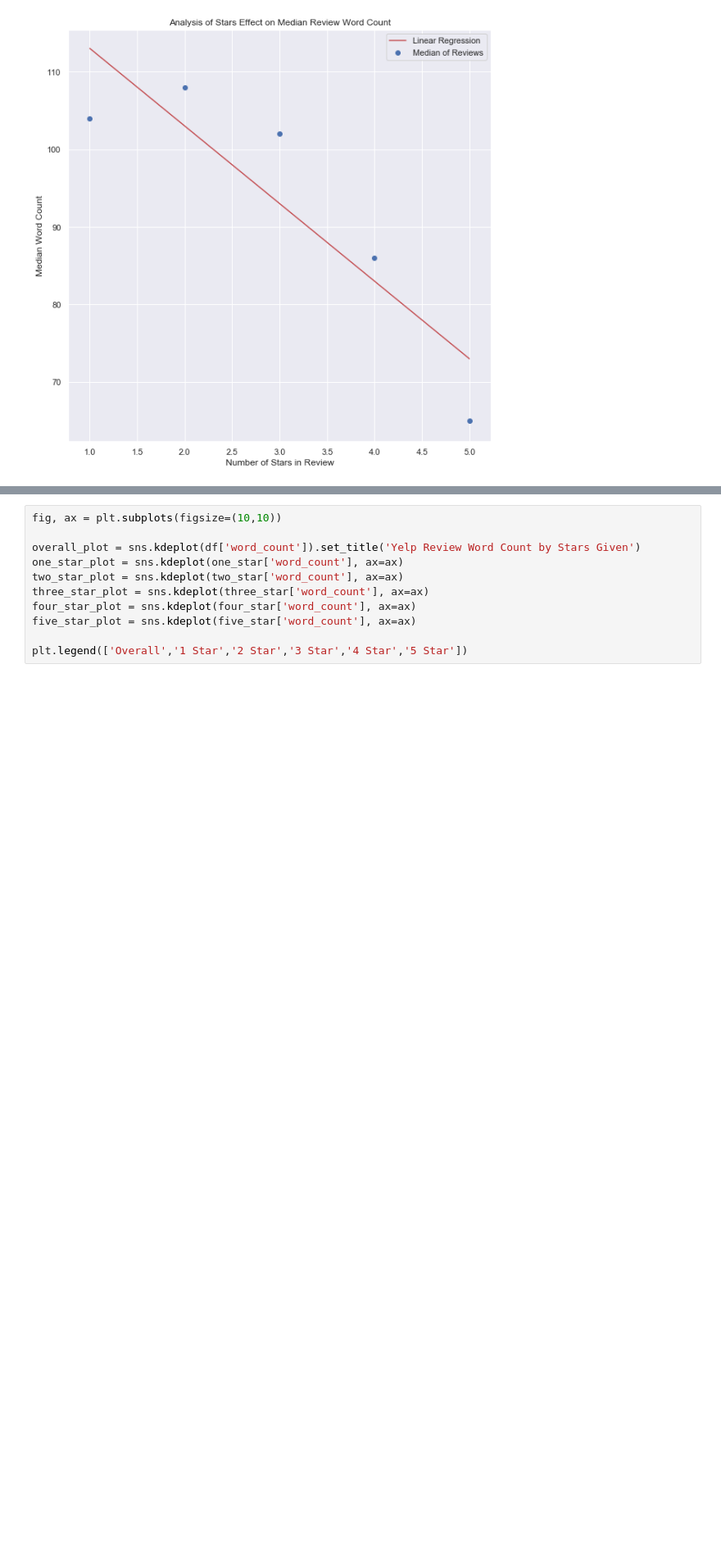
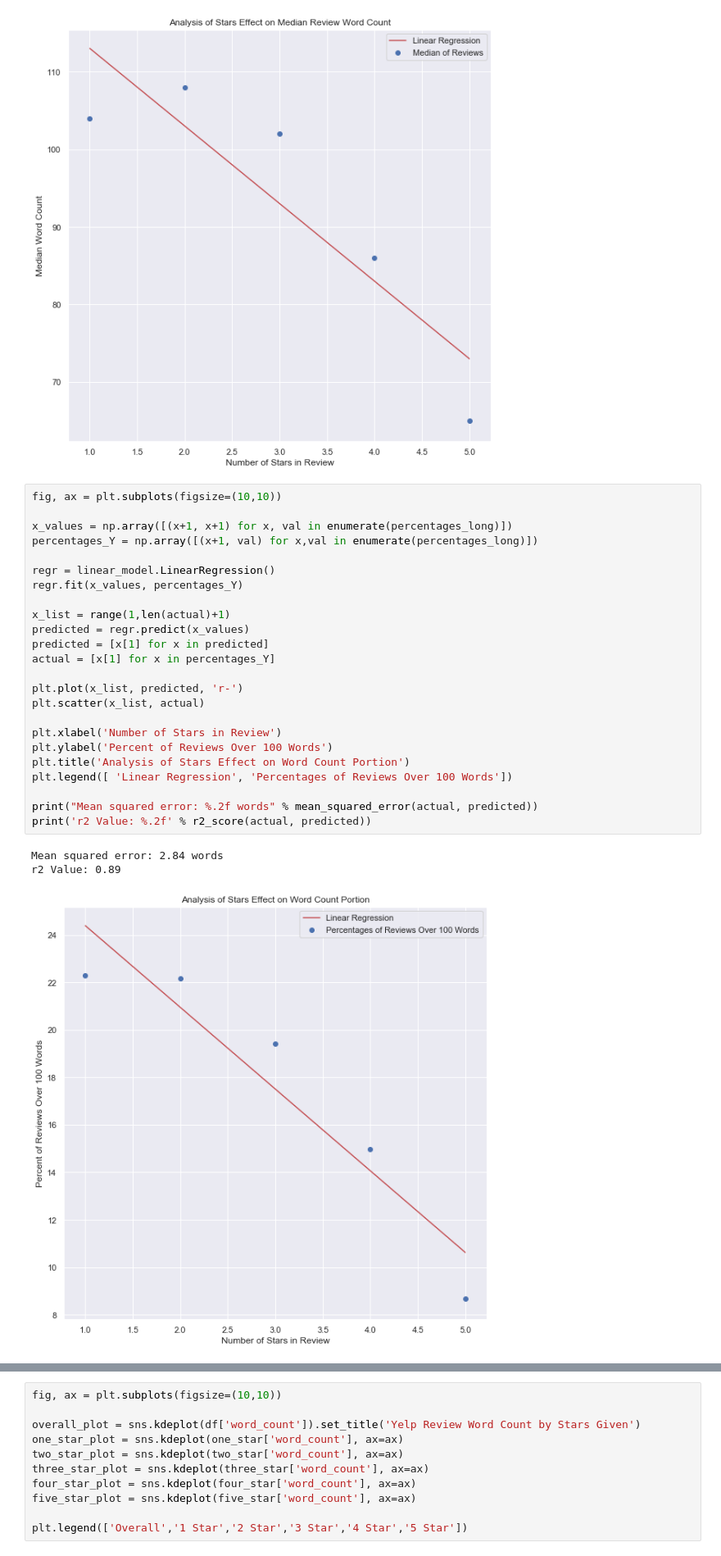
Before and after one commit to mickey-is-codin/data-science, a Jupyter notebook: Kaggle/Yelp/YelpReviewsExploratoryAnalysis.ipynb, the cells around one changed output, grey strips where cells are left out. Shown at 82% size. Drawn from its saved outputs; the diff is of its cells as text; blank space fills up the shorter version.

```diff
--- a/Kaggle/Yelp/YelpReviewsExploratoryAnalysis.ipynb
+++ b/Kaggle/Yelp/YelpReviewsExploratoryAnalysis.ipynb
@@ -270,3 +342,31 @@ print('r2 Value: %.2f' % r2_score(actual, predicted))
 Mean squared error: 52.00 words
 r2 Value: 0.79
 [figure]
+# %%
+fig, ax = plt.subplots(figsize=(10,10))
+
+x_values = np.array([(x+1, x+1) for x, val in enumerate(percentages_long)])
+percentages_Y = np.array([(x+1, val) for x,val in enumerate(percentages_long)])
+
+regr = linear_model.LinearRegression()
+regr.fit(x_values, percentages_Y)
+
+x_list = range(1,len(actual)+1)
+predicted = regr.predict(x_values)
+predicted = [x[1] for x in predicted]
+actual = [x[1] for x in percentages_Y]
+
+plt.plot(x_list, predicted, 'r-')
+plt.scatter(x_list, actual)
+
+plt.xlabel('Number of Stars in Review')
+plt.ylabel('Percent of Reviews Over 100 Words')
+plt.title('Analysis of Stars Effect on Word Count Portion')
+plt.legend([ 'Linear Regression', 'Percentages of Reviews Over 100 Words'])
+
+print("Mean squared error: %.2f words" % mean_squared_error(actual, predicted))
+print('r2 Value: %.2f' % r2_score(actual, predicted))
+# %% [output]
+Mean squared error: 2.84 words
+r2 Value: 0.89
+[figure, added]
```
Also changed, not shown: parts of 33 cells of this notebook.
